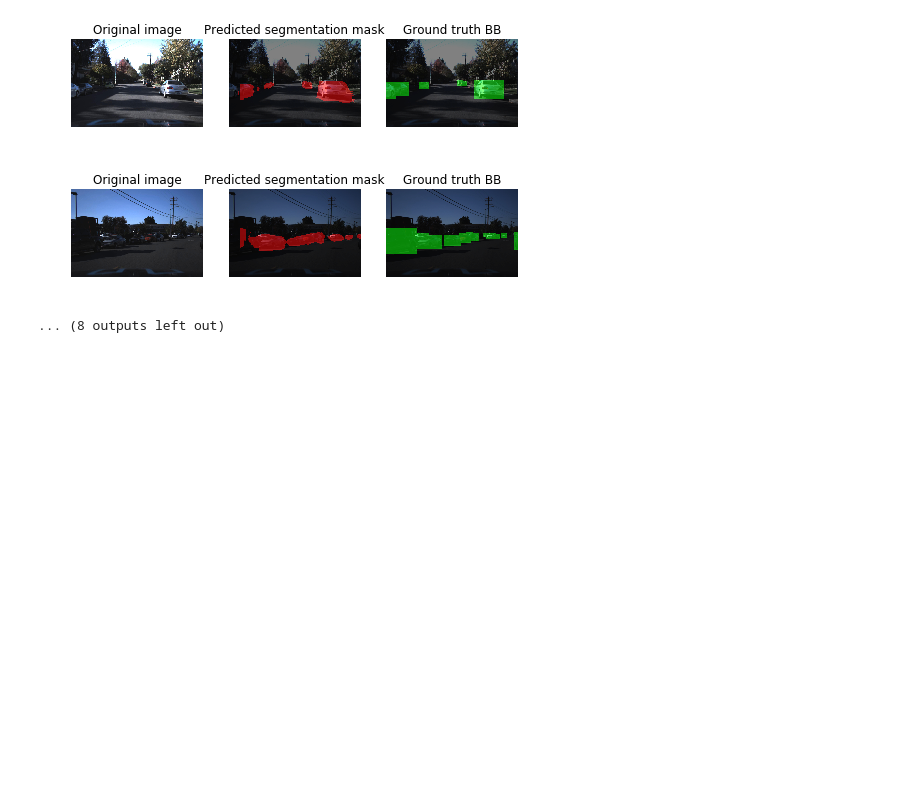
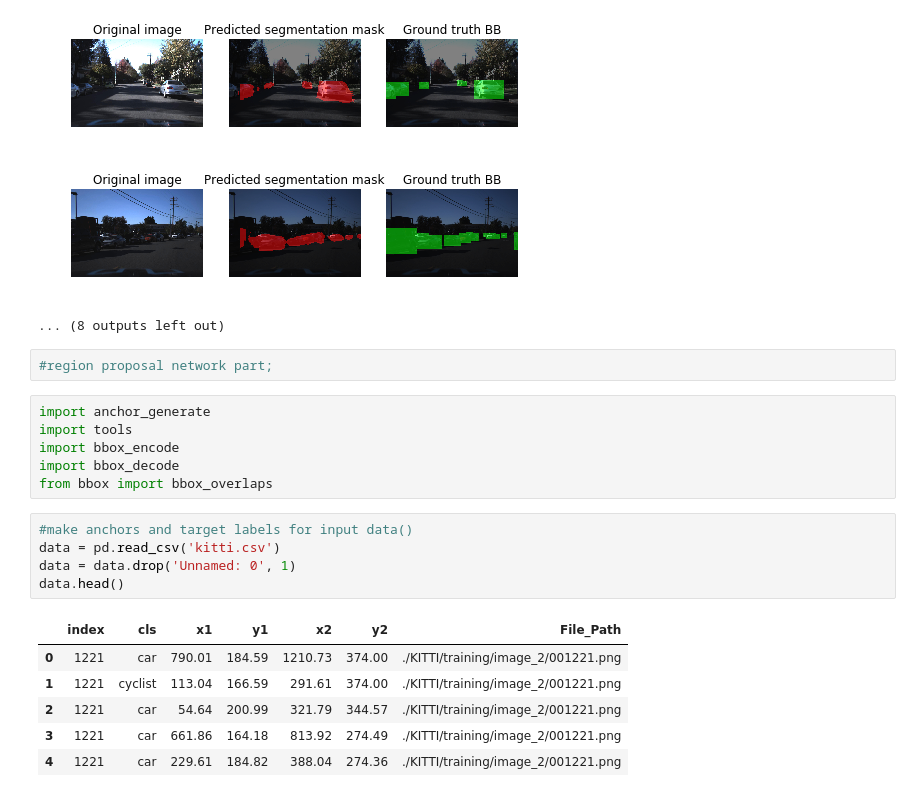
Before and after one commit to Walter1218/self_driving_car_ND, a Jupyter notebook: Vehicle_Detection_DeepLearning/Untitled.ipynb, the cells around one changed output. Drawn from its saved outputs; the diff is of its cells as text; blank space fills up the shorter version.

```diff
--- a/Vehicle_Detection_DeepLearning/Untitled.ipynb
+++ b/Vehicle_Detection_DeepLearning/Untitled.ipynb
@@ -671,3 +682,23 @@ for i in range(20):
 [figure]
 [figure]
 ... (8 outputs left out)
+# %%
+#region proposal network part;
+# %%
+import anchor_generate
+import tools
+import bbox_encode
+import bbox_decode
+from bbox import bbox_overlaps
+# %%
+#make anchors and target labels for input data()
+data = pd.read_csv('kitti.csv')
+data = data.drop('Unnamed: 0', 1)
+data.head()
+# %% [output]
+|  | index | cls | x1 | y1 | x2 | y2 | File_Path |
+| 0 | 1221 | car | 790.01 | 184.59 | 1210.73 | 374.00 | ./KITTI/training/image_2/001221.png |
+| 1 | 1221 | cyclist | 113.04 | 166.59 | 291.61 | 374.00 | ./KITTI/training/image_2/001221.png |
+| 2 | 1221 | car | 54.64 | 200.99 | 321.79 | 344.57 | ./KITTI/training/image_2/001221.png |
+| 3 | 1221 | car | 661.86 | 164.18 | 813.92 | 274.49 | ./KITTI/training/image_2/001221.png |
+| 4 | 1221 | car | 229.61 | 184.82 | 388.04 | 274.36 | ./KITTI/training/image_2/001221.png |
```
Also changed, not shown: parts of 23 cells of this notebook, 41 other files.
